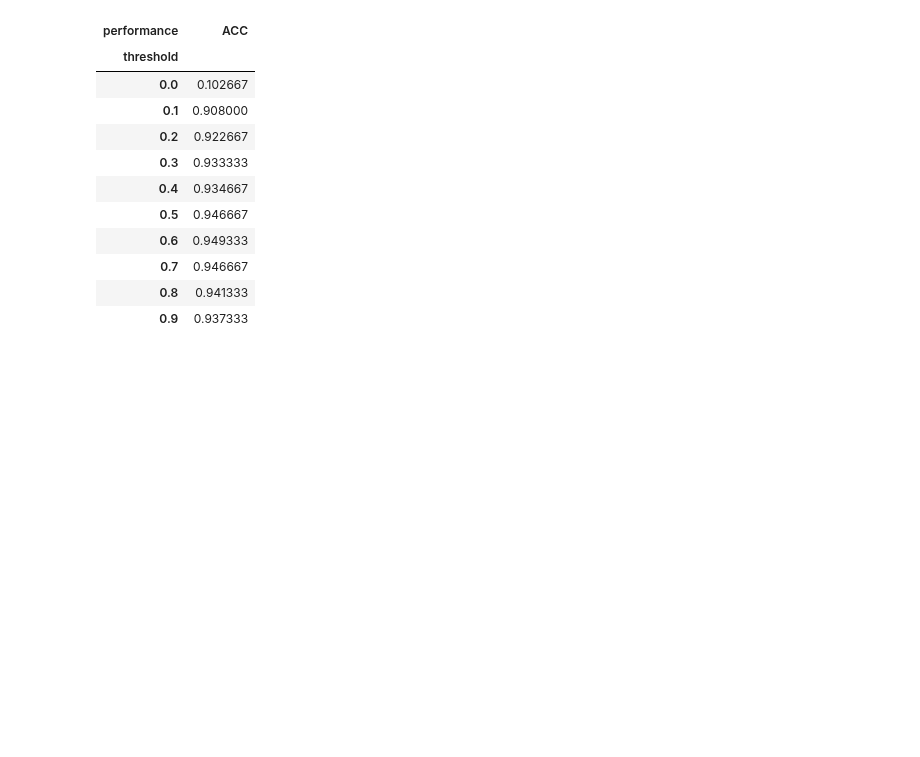
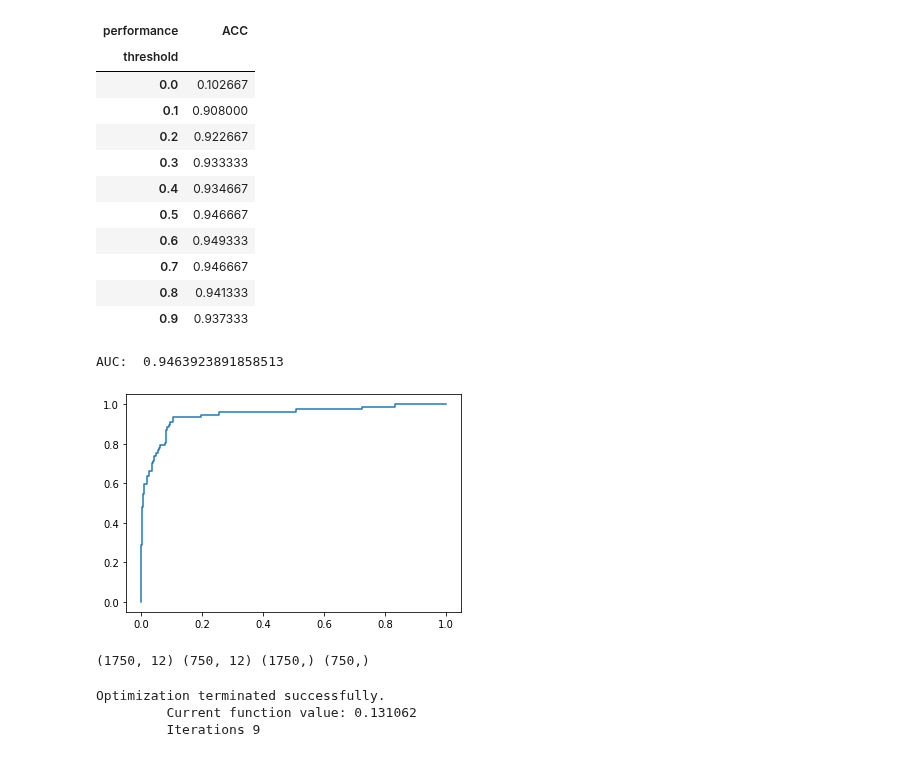
Before and after one commit to YoungJae-Hur/Data-science, a Jupyter notebook: ml-algorithms/3.1 logistic regression.ipynb, the cells around one changed output. Saved outputs shown, nothing was run; the diff lists cells and outputs as text; code cells hidden in the pictures; blank space fills up the shorter version.

Commit message:
Add prediction in logistic regression

```diff
--- a/ml-algorithms/3.1 logistic regression.ipynb
+++ b/ml-algorithms/3.1 logistic regression.ipynb
@@ -217,3 +217,16 @@ table
 | 0.7 | 0.946667 |
 | 0.8 | 0.941333 |
 | 0.9 | 0.937333 |
+# %%
+# scikit learn ROC
+fpr, tpr, thresholds = metrics.roc_curve(test_y, pred_y, pos_label=1)
+
+# print ROC curve
+plt.plot(fpr, tpr)
+
+# print AUC
+auc = np.trapz(tpr, fpr)
+print('AUC: ', auc)
+# %% [output]
+AUC:  0.9463923891858513
+[figure, added]
@@ -219,0 +238,13 @@ table
+# %%
+train_x2, test_x2, train_y, test_y = train_test_split(X, y, stratify=y, train_size=0.7, test_size=0.3, random_state=42)
+print(train_x.shape, test_x.shape, train_y.shape, test_y.shape)
+# %% [output]
+(1750, 12) (750, 12) (1750,) (750,)
+# %%
+# fit logistic
+model = sm.Logit(train_y, train_x2)
+results2 = model.fit(method="newton")
+# %% [output]
+Optimization terminated successfully.
+         Current function value: 0.131062
+         Iterations 9
```
Also changed, not shown: parts of 7 cells of this notebook.
